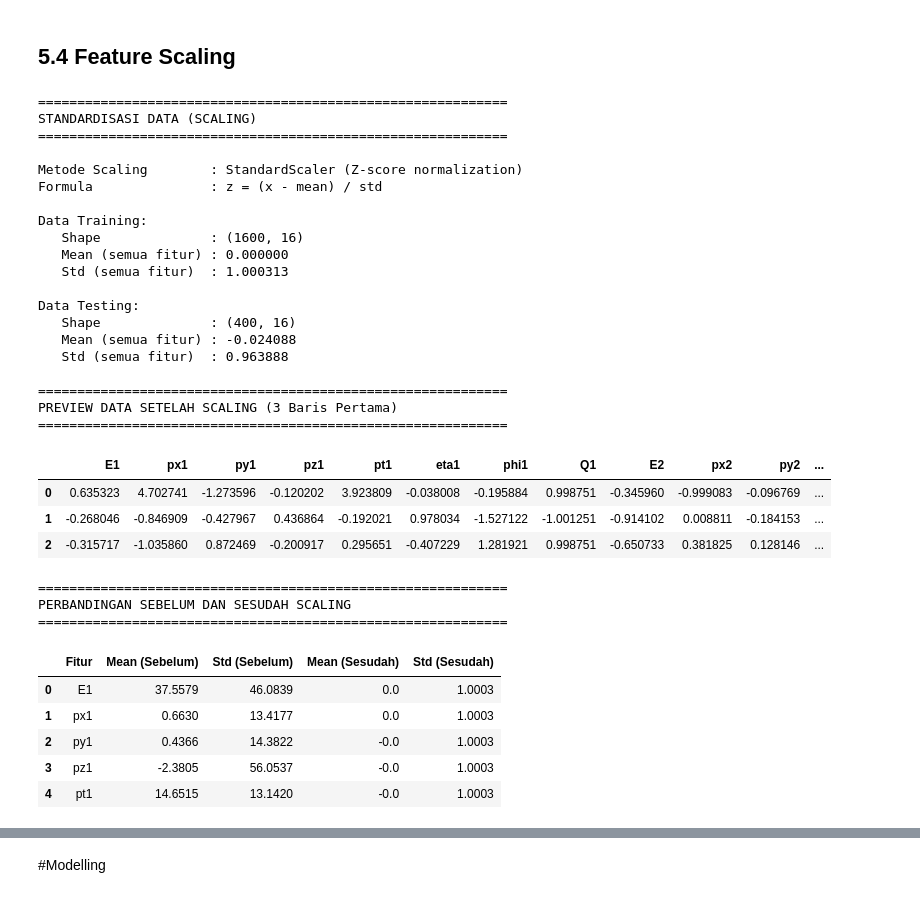
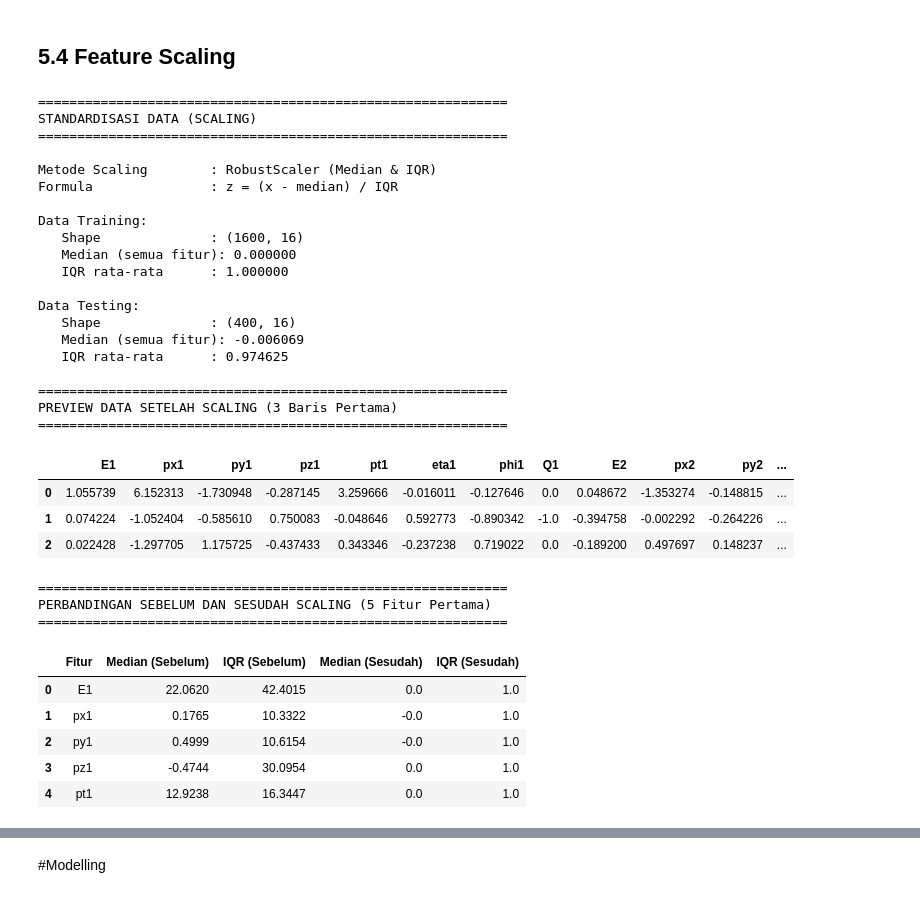
Before and after one commit to Imronrsya/CERN-Electron-Collision-Data, a Jupyter notebook: CERN_Electron_Collision_Data_Tubes_ML.ipynb, the cells around one changed output, grey strips where cells are left out. Saved outputs shown, nothing was run; the diff lists cells and outputs as text; code cells hidden in the pictures.

```diff
--- a/CERN_Electron_Collision_Data_Tubes_ML.ipynb
+++ b/CERN_Electron_Collision_Data_Tubes_ML.ipynb
@@ -630,7 +670,7 @@ print("\n" + "="*60)
 print("STANDARDISASI DATA (SCALING)")
 print("="*60)
 
-scaler = StandardScaler()
+scaler = RobustScaler()
 
 X_train_scaled = scaler.fit_transform(X_train)
 X_test_scaled = scaler.transform(X_test)
@@ -638,18 +678,18 @@ X_test_scaled = scaler.transform(X_test)
 X_train_scaled = pd.DataFrame(X_train_scaled, columns=X.columns)
 X_test_scaled = pd.DataFrame(X_test_scaled, columns=X.columns)
 
-print(f"\nMetode Scaling        : StandardScaler (Z-score normalization)")
-print(f"Formula               : z = (x - mean) / std")
+print(f"\nMetode Scaling        : RobustScaler (Median & IQR)")
+print(f"Formula               : z = (x - median) / IQR")
 
 print(f"\nData Training:")
 print(f"   Shape              : {X_train_scaled.shape}")
-print(f"   Mean (semua fitur) : {X_train_scaled.mean().mean():.6f}")
-print(f"   Std (semua fitur)  : {X_train_scaled.std().mean():.6f}")
+print(f"   Median (semua fitur): {X_train_scaled.median().median():.6f}")
+print(f"   IQR rata-rata      : {(X_train_scaled.quantile(0.75) - X_train_scaled.quantile(0.25)).mean():.6f}")
 
 print(f"\nData Testing:")
 print(f"   Shape              : {X_test_scaled.shape}")
-print(f"   Mean (semua fitur) : {X_test_scaled.mean().mean():.6f}")
-print(f"   Std (semua fitur)  : {X_test_scaled.std().mean():.6f}")
+print(f"   Median (semua fitur): {X_test_scaled.median().median():.6f}")
+print(f"   IQR rata-rata      : {(X_test_scaled.quantile(0.75) - X_test_scaled.quantile(0.25)).mean():.6f}")
 
 print("\n" + "="*60)
 print("PREVIEW DATA SETELAH SCALING (3 Baris Pertama)")
@@ -657,64 +697,67 @@ print("="*60)
 display(X_train_scaled.head(3))
 
 print("\n" + "="*60)
-print("PERBANDINGAN SEBELUM DAN SESUDAH SCALING")
+print("PERBANDINGAN SEBELUM DAN SESUDAH SCALING (5 Fitur Pertama)")
 print("="*60)
 
 comparison = pd.DataFrame({
     'Fitur': X.columns[:5],
-    'Mean (Sebelum)': X_train.iloc[:, :5].mean().values,
-    'Std (Sebelum)': X_train.iloc[:, :5].std().values,
-    'Mean (Sesudah)': X_train_scaled.iloc[:, :5].mean().values,
-    'Std (Sesudah)': X_train_scaled.iloc[:, :5].std().values
+    'Median (Sebelum)': X_train.iloc[:, :5].median().values,
+    'IQR (Sebelum)': (X_train.iloc[:, :5].quantile(0.75) - X_train.iloc[:, :5].quantile(0.25)).values,
+    'Median (Sesudah)': X_train_scaled.iloc[:, :5].median().values,
+    'IQR (Sesudah)': (X_train_scaled.iloc[:, :5].quantile(0.75) - X_train_scaled.iloc[:, :5].quantile(0.25)).values
 })
 
 display(comparison.round(4))
 
 print("\n" + "="*60)
 print("KETERANGAN")
 print("="*60)
-print("StandardScaler mentransformasi fitur agar memiliki:")
-print("  - Mean (rata-rata) = 0")
-print("  - Standard Deviation (simpangan baku) = 1")
-print("\nManfaat:")
-print("  - Menyamakan skala semua fitur")
-print("  - Mempercepat konvergensi model")
-print("  - Meningkatkan performa algoritma (SVR, Neural Network)")
+print("RobustScaler mentransformasi fitur menggunakan:")
+print("  - Median (lebih robust terhadap outlier dibanding mean)")
+print("  - IQR / Interquartile Range (Q3 - Q1)")
+print("\nKeunggulan RobustScaler:")
+print("  - Tidak terpengaruh oleh outlier ekstrem")
+print("  - Cocok untuk data dengan distribusi skewed")
+print("  - Ideal untuk model sensitif terhadap skala (SVR, Neural Network)")
+print("\nHasil Transformasi:")
+print("  - Median menjadi mendekati 0")
+print("  - IQR menjadi mendekati 1")
 print("="*60)
 # %% [output]
 ============================================================
 STANDARDISASI DATA (SCALING)
 ============================================================
 
-Metode Scaling        : StandardScaler (Z-score normalization)
-Formula               : z = (x - mean) / std
+Metode Scaling        : RobustScaler (Median & IQR)
+Formula               : z = (x - median) / IQR
 
 Data Training:
    Shape              : (1600, 16)
-   Mean (semua fitur) : 0.000000
-   Std (semua fitur)  : 1.000313
+   Median (semua fitur): 0.000000
+   IQR rata-rata      : 1.000000
 
 Data Testing:
    Shape              : (400, 16)
-   Mean (semua fitur) : -0.024088
-   Std (semua fitur)  : 0.963888
+   Median (semua fitur): -0.006069
+   IQR rata-rata      : 0.974625
 
 ============================================================
 PREVIEW DATA SETELAH SCALING (3 Baris Pertama)
 ============================================================
 |  | E1 | px1 | py1 | pz1 | pt1 | eta1 | phi1 | Q1 | E2 | px2 | py2 | ... |
-| 0 | 0.635323 | 4.702741 | -1.273596 | -0.120202 | 3.923809 | -0.038008 | -0.195884 | 0.998751 | -0.345960 | -0.999083 | -0.096769 | ... |
-| 1 | -0.268046 | -0.846909 | -0.427967 | 0.436864 | -0.192021 | 0.978034 | -1.527122 | -1.001251 | -0.914102 | 0.008811 | -0.184153 | ... |
-| 2 | -0.315717 | -1.035860 | 0.872469 | -0.200917 | 0.295651 | -0.407229 | 1.281921 | 0.998751 | -0.650733 | 0.381825 | 0.128146 | ... |
+| 0 | 1.055739 | 6.152313 | -1.730948 | -0.287145 | 3.259666 | -0.016011 | -0.127646 | 0.0 | 0.048672 | -1.353274 | -0.148815 | ... |
+| 1 | 0.074224 | -1.052404 | -0.585610 | 0.750083 | -0.048646 | 0.592773 | -0.890342 | -1.0 | -0.394758 | -0.002292 | -0.264226 | ... |
+| 2 | 0.022428 | -1.297705 | 1.175725 | -0.437433 | 0.343346 | -0.237238 | 0.719022 | 0.0 | -0.189200 | 0.497697 | 0.148237 | ... |
 ============================================================
-PERBANDINGAN SEBELUM DAN SESUDAH SCALING
+PERBANDINGAN SEBELUM DAN SESUDAH SCALING (5 Fitur Pertama)
 ============================================================
-|  | Fitur | Mean (Sebelum) | Std (Sebelum) | Mean (Sesudah) | Std (Sesudah) |
-| 0 | E1 | 37.5579 | 46.0839 | 0.0 | 1.0003 |
-| 1 | px1 | 0.6630 | 13.4177 | 0.0 | 1.0003 |
-| 2 | py1 | 0.4366 | 14.3822 | -0.0 | 1.0003 |
-| 3 | pz1 | -2.3805 | 56.0537 | -0.0 | 1.0003 |
-| 4 | pt1 | 14.6515 | 13.1420 | -0.0 | 1.0003 |
+|  | Fitur | Median (Sebelum) | IQR (Sebelum) | Median (Sesudah) | IQR (Sesudah) |
+| 0 | E1 | 22.0620 | 42.4015 | 0.0 | 1.0 |
+| 1 | px1 | 0.1765 | 10.3322 | -0.0 | 1.0 |
+| 2 | py1 | 0.4999 | 10.6154 | -0.0 | 1.0 |
+| 3 | pz1 | -0.4744 | 30.0954 | 0.0 | 1.0 |
+| 4 | pt1 | 12.9238 | 16.3447 | 0.0 | 1.0 |
 ============================================================
 KETERANGAN
 ============================================================
```
Also changed, not shown: parts of 14 cells of this notebook.
